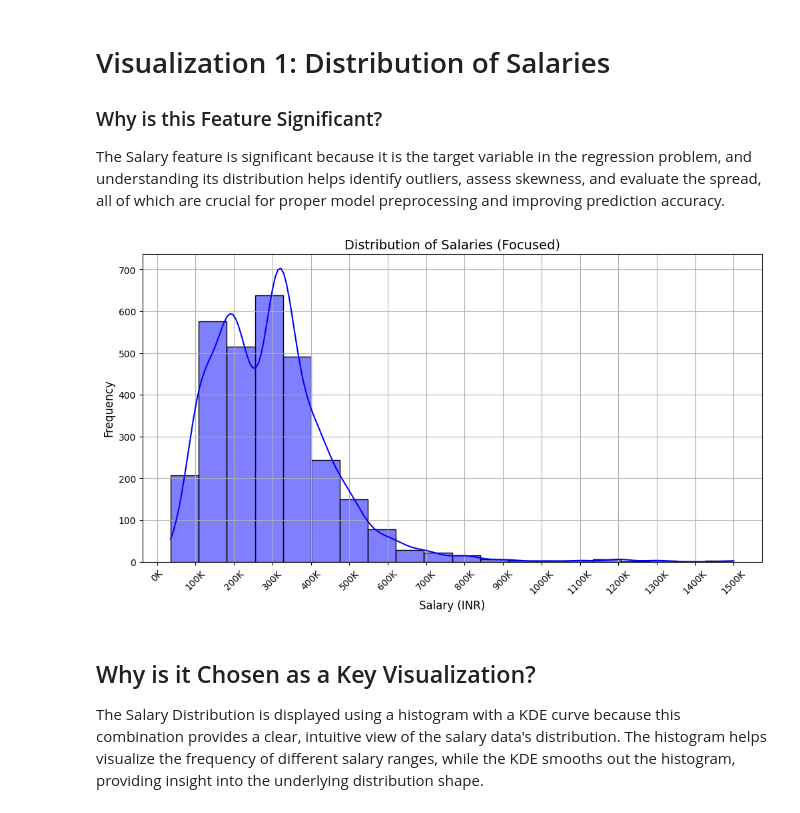
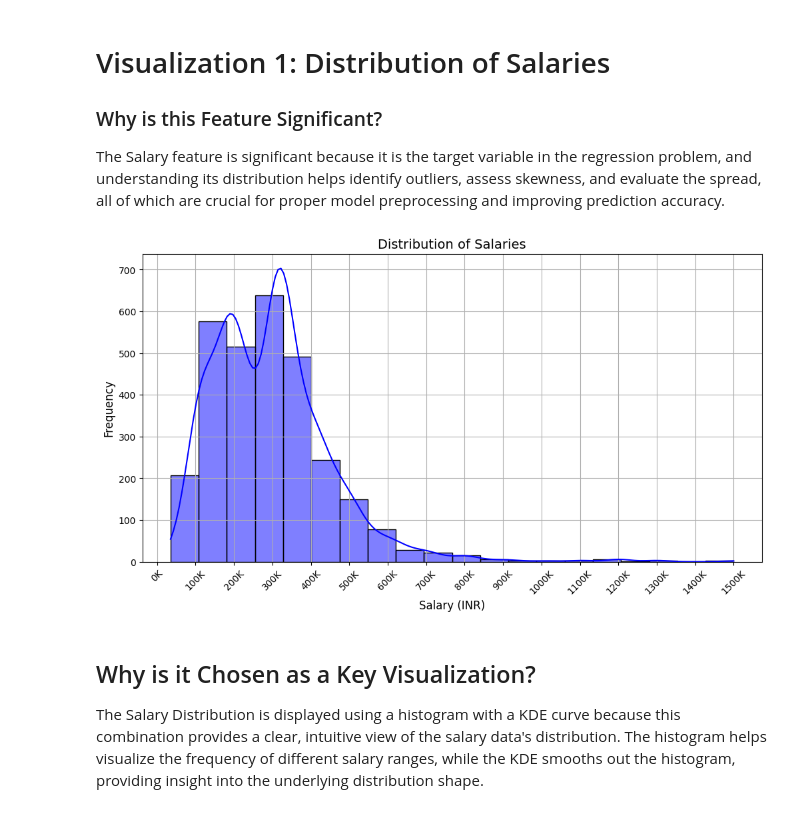
Before and after one commit to EliyaRabia/Tabular-Data-Project, a Jupyter notebook: project.ipynb, the cells around one changed output. Cells and saved outputs as stored; diff of their text form; code cells hidden in the pictures.

```diff
--- a/project.ipynb
+++ b/project.ipynb
@@ -74,25 +74,25 @@ The Salary feature is significant because it is the target variable in the regre
 # %%
 plt.figure(figsize=(12, 6))
 
 # Focus on salaries within a readable range (e.g., < 1,500,000 INR)
 filtered_data = copy_data[copy_data['Salary'] <= 1500000]
 
 sns.histplot(filtered_data['Salary'], kde=True, bins=20, color='blue')
 
 # Adding more meaningful X-axis labels
-plt.title("Distribution of Salaries (Focused)", fontsize=14)
+plt.title("Distribution of Salaries", fontsize=14)
 plt.xlabel("Salary (INR)", fontsize=12)
 plt.ylabel("Frequency", fontsize=12)
 
 # Set X-axis ticks in thousands or lakhs
 salary_ticks = range(0, 1600000, 100000)  # Tick every 100,000 INR
 salary_labels = [f"{tick//1000}K" for tick in salary_ticks]  # Convert to 'K' notation
 plt.xticks(salary_ticks, salary_labels, rotation=45)  # Rotate for clarity
 
 plt.grid(True)
 plt.show()
 # %% [output]
-[figure, old version]
+[figure, new version]
 # %% [markdown]
 ## Why is it Chosen as a Key Visualization?
 The Salary Distribution is displayed using a histogram with a KDE curve because this combination provides a clear, intuitive view of the salary data's distribution. The histogram helps visualize the frequency of different salary ranges, while the KDE smooths out the histogram, providing insight into the underlying distribution shape.
```
Also changed, not shown: parts of 2 cells of this notebook.
